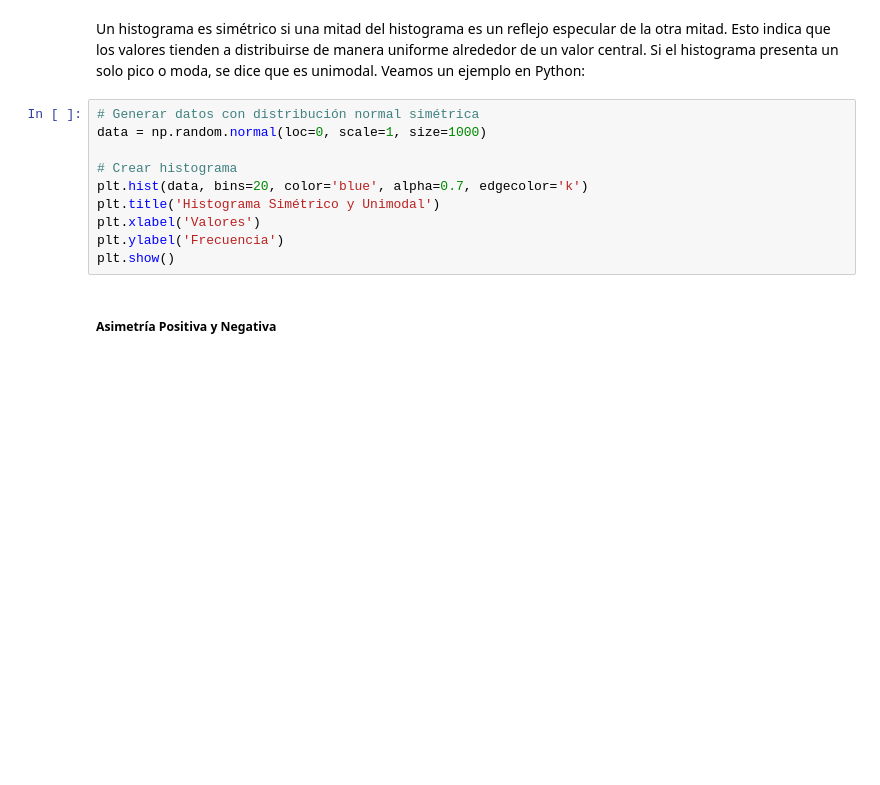
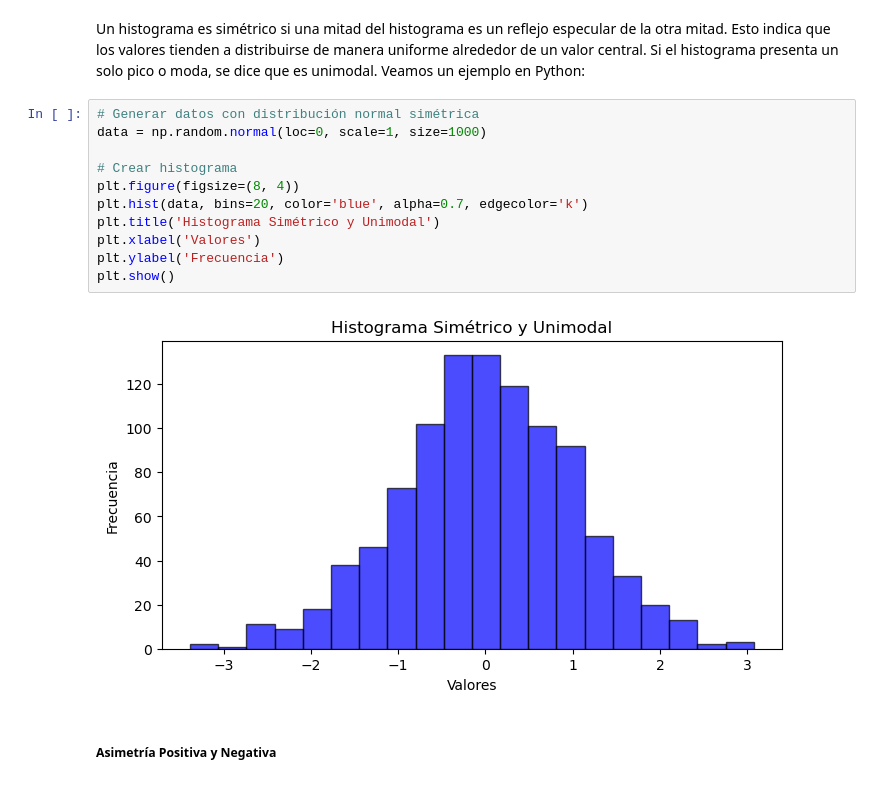
Before and after one commit to carlosalvarezh/Analitica_Datos, a Jupyter notebook: C01_Estadistica_Univariante.ipynb, the cells around one changed output. Cells and saved outputs as stored; diff of their text form; blank space fills up the shorter version.

```diff
--- a/C01_Estadistica_Univariante.ipynb
+++ b/C01_Estadistica_Univariante.ipynb
@@ -665,13 +753,16 @@ Un histograma es simétrico si una mitad del histograma es un reflejo especular
 # %%
 # Generar datos con distribución normal simétrica
 data = np.random.normal(loc=0, scale=1, size=1000)
 
 # Crear histograma
+plt.figure(figsize=(8, 4))
 plt.hist(data, bins=20, color='blue', alpha=0.7, edgecolor='k')
 plt.title('Histograma Simétrico y Unimodal')
 plt.xlabel('Valores')
 plt.ylabel('Frecuencia')
 plt.show()
+# %% [output]
+[figure, added]
 # %% [markdown]
 ##### Asimetría Positiva y Negativa
 # %% [markdown]
```
Also changed, not shown: parts of 74 cells of this notebook, 18 other files.
